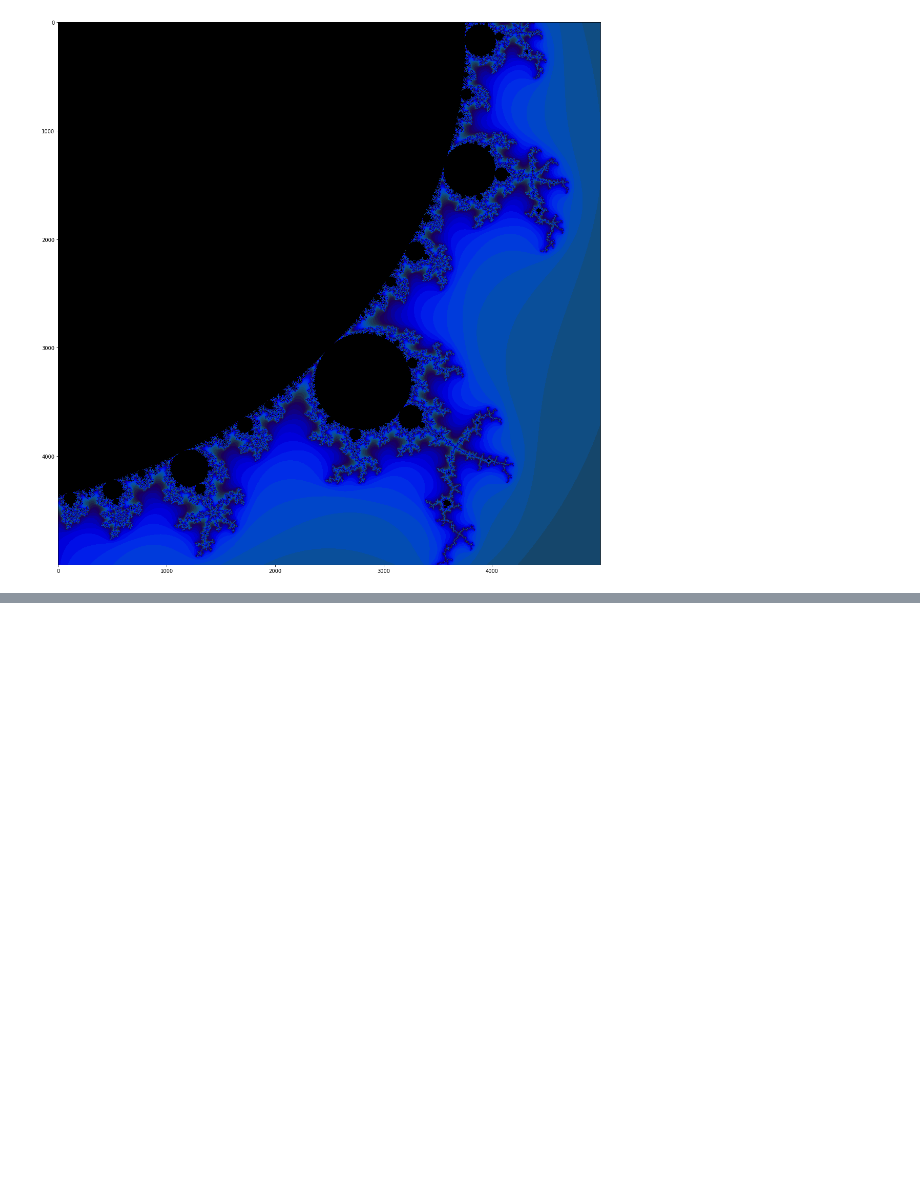
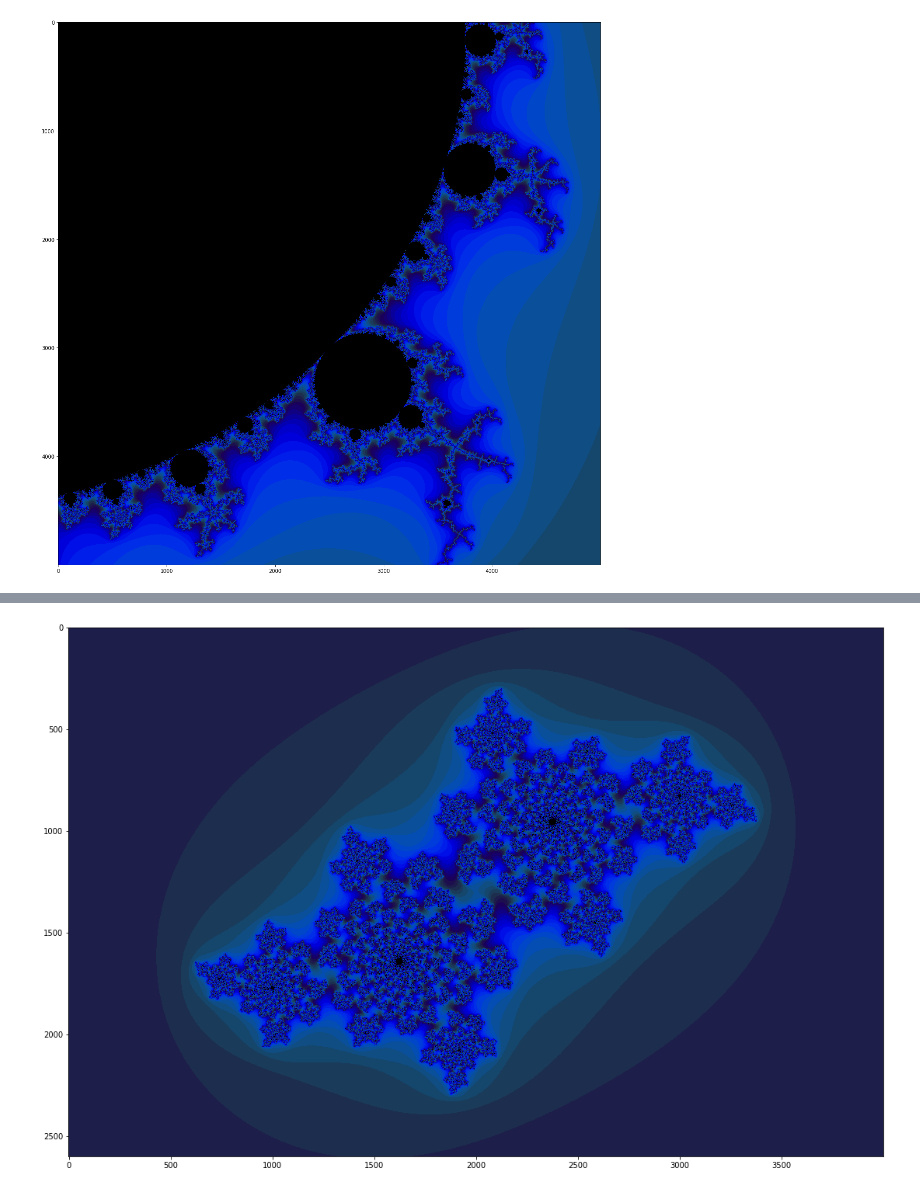
Before and after one commit to vabbosh/fractals, a Jupyter notebook: Lab-1.ipynb, the cells around one changed output, grey strips where cells are left out. Drawn from its saved outputs; the diff is of its cells as text; code cells hidden in the pictures; blank space fills up the shorter version.

```diff
--- a/Lab-1.ipynb
+++ b/Lab-1.ipynb
@@ -121,0 +126,9 @@ plt.show()
+# %%
+Y3, X3 = np.mgrid[-1.3:1.3:0.001, -2:2:0.001]
+Z3 = X3+1j*Y3
+
+c = -0.4 + 1j*0.6
+# %%
+xs_const = tf.constant(c)
+zs_var = tf.Variable(Z3)
+ns_var = tf.Variable(tf.zeros_like(zs_var, tf.float32))
@@ -121,0 +144,7 @@ plt.show()
+# %%
+fig = plt.figure(figsize=(15,10))
+plt.imshow(processFractal(ns_var.eval()))
+plt.tight_layout(pad=0)
+plt.show()
+# %% [output]
+[figure, added]
```
Also changed, not shown: parts of 5 cells of this notebook.
